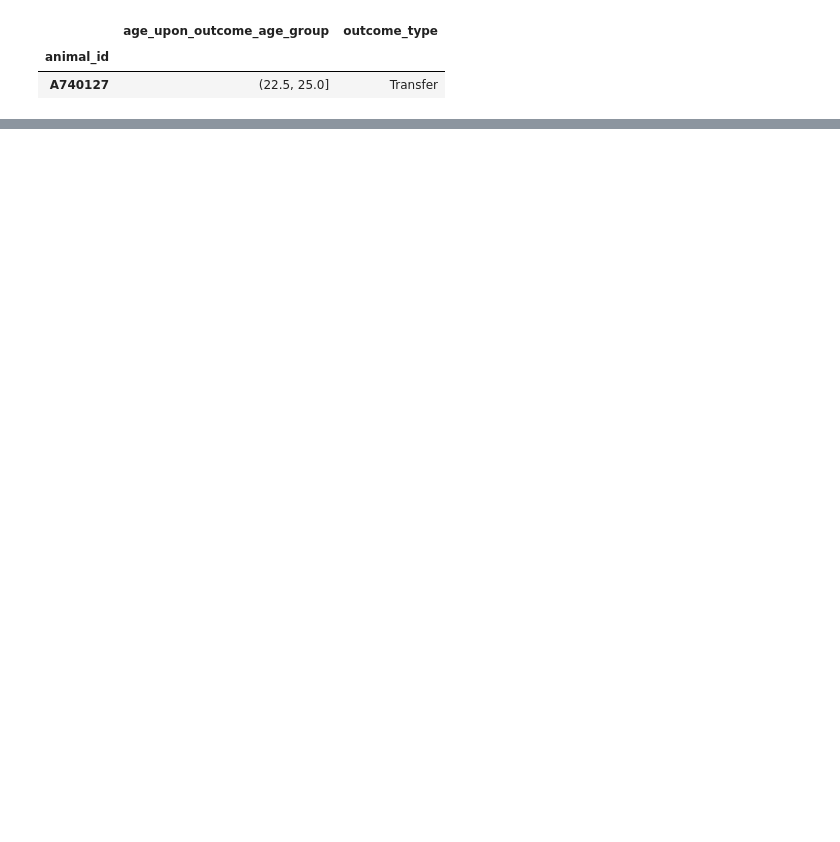
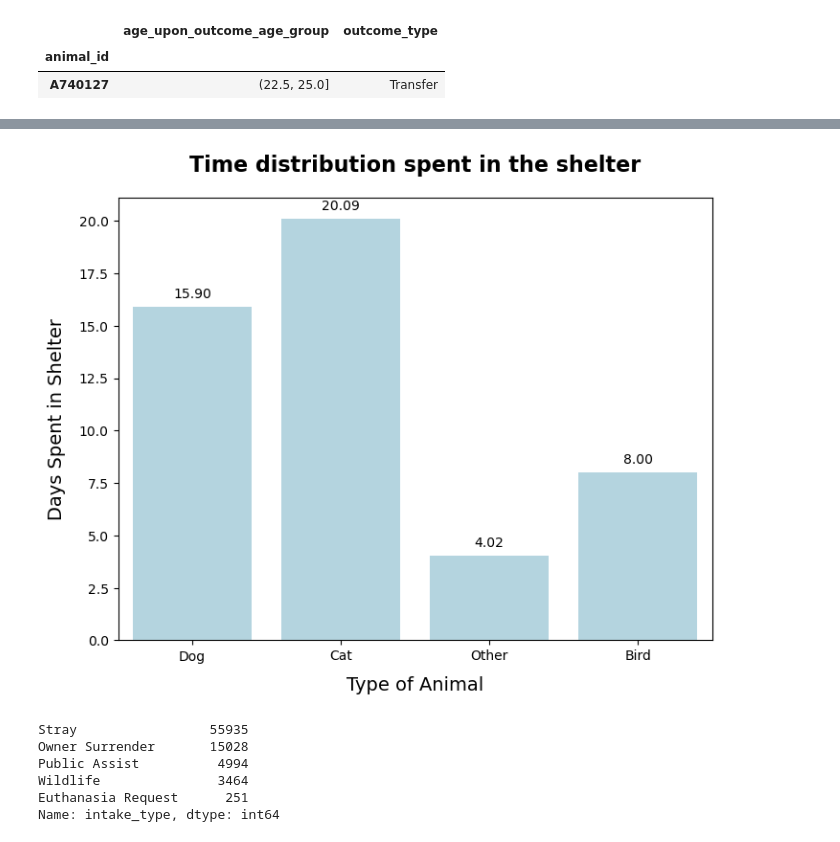
Before and after one commit to KatarinaOldakowski/Austin_Animal_Centre_Shelter, a Jupyter notebook: Austin_Animal_Centre_Shelter.ipynb, the cells around one changed output, grey strips where cells are left out. Cells and saved outputs as stored; diff of their text form; code cells hidden in the pictures; blank space fills up the shorter version.

```diff
--- a/Austin_Animal_Centre_Shelter.ipynb
+++ b/Austin_Animal_Centre_Shelter.ipynb
@@ -350,0 +373,27 @@ desired_rows
+# %%
+plt.figure(figsize=(8, 6))
+light_blue = "#ADD8E6"
+ax = sns.barplot(x="animal_type", y="time_in_shelter_days", data=df, ci=None, color=light_blue)
+
+ax.set_title("Time distribution spent in the shelter", fontsize =16, pad= 20, fontweight= "bold")
+ax.set_xlabel("Type of Animal", fontsize = 14, labelpad =10)
+ax.set_ylabel("Days Spent in Shelter", fontsize = 14, labelpad =10)
+
+for p in ax.patches:
+    ax.annotate(f'{p.get_height():.2f}', (p.get_x() + p.get_width() / 2., p.get_height()), ha='center', va='center', fontsize=10, color='black', xytext=(0, 10), textcoords='offset points')
+
+plt.xticks(rotation=0)
+plt.show()
+
+# Cats has spend the longest time in the shelter
+# %% [output]
+[figure, added]
+# %%
+df["intake_type"].value_counts()
+# %% [output]
+Stray                 55935
+Owner Surrender       15028
+Public Assist          4994
+Wildlife               3464
+Euthanasia Request      251
+Name: intake_type, dtype: int64
```
Also changed, not shown: parts of 10 cells of this notebook.
